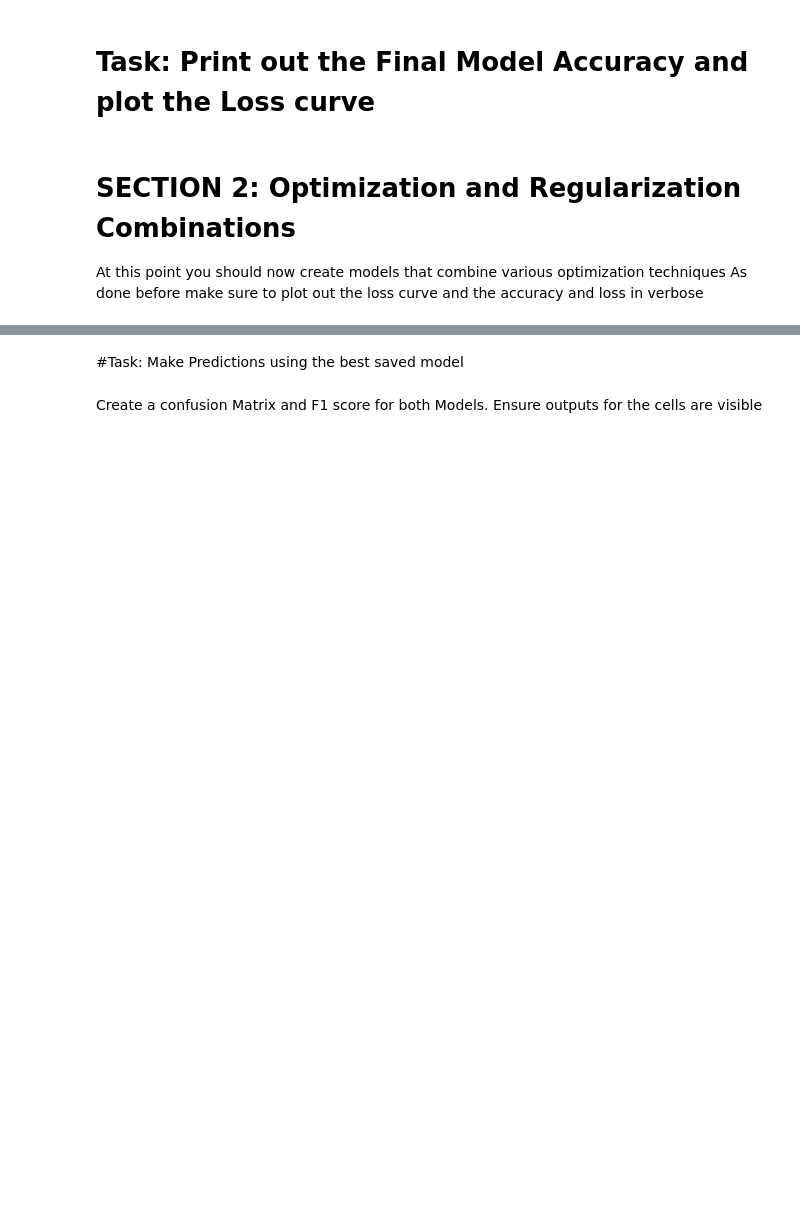
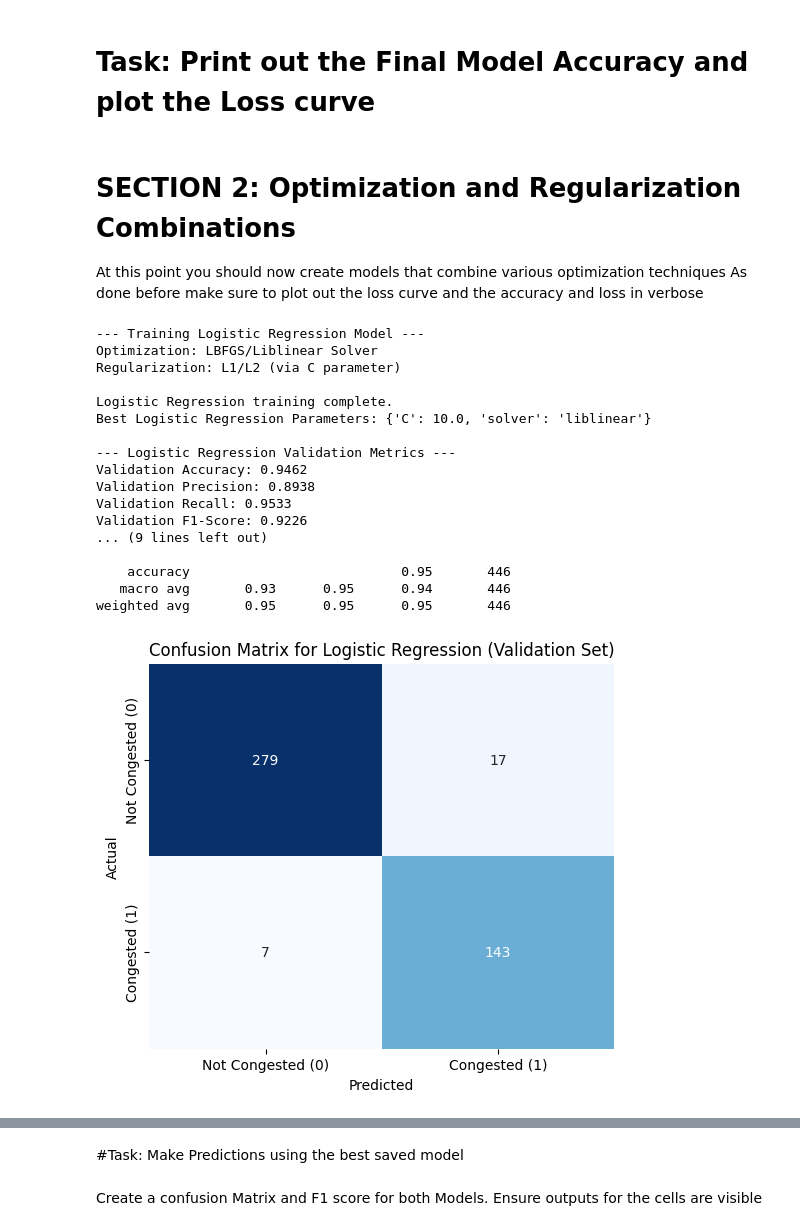
Before and after one commit to Gakwaya011/Kigali_Traffic_Congestion_Prediction, a Jupyter notebook: Summative_Intro_to_ml_[name_number]_assignment.ipynb, the cells around one changed output, grey strips where cells are left out. Drawn from its saved outputs; the diff is of its cells as text; code cells hidden in the pictures; blank space fills up the shorter version.

Commit message:
all model implemented

```diff
--- a/Summative_Intro_to_ml_[name_number]_assignment.ipynb
+++ b/Summative_Intro_to_ml_[name_number]_assignment.ipynb
@@ -94,0 +384,78 @@ loss_curve_plot(model_4):
+# %%
+# --- Logistic Regression Model (Standalone Baseline for Comparison) ---
+# This model serves as a robust baseline for binary classification.
+# It uses built-in optimization (solver) and regularization (C parameter).
+
+print("\n--- Training Logistic Regression Model ---")
+print("Optimization: LBFGS/Liblinear Solver")
+print("Regularization: L1/L2 (via C parameter)")
+
+# Define parameter grid for GridSearchCV
+param_grid = {
+    'C': [0.1, 1.0, 10.0], # Regularization strength
+    'solver': ['liblinear', 'lbfgs'] # Algorithms, liblinear good for smaller datasets
+}
+
+# Initialize Logistic Regression model with class_weight='balanced' for potential imbalance
+log_reg = LogisticRegression(random_state=42, class_weight='balanced', max_iter=200)
+
+# Initialize GridSearchCV for hyperparameter tuning
+grid_search_log_reg = GridSearchCV(log_reg, param_grid, cv=3, scoring='f1', n_jobs=-1, verbose=0)
+
+# Train the model on the training data
+grid_search_log_reg.fit(X_train_scaled_df, y_train)
+
+# Get the best model found by GridSearchCV
+best_log_reg_model = grid_search_log_reg.best_estimator_
+
+print("\nLogistic Regression training complete.")
+print(f"Best Logistic Regression Parameters: {grid_search_log_reg.best_params_}")
+
+# Evaluate the best Logistic Regression model on the Validation Set
+y_pred_log_reg_val = best_log_reg_model.predict(X_val_scaled_df)
+y_proba_log_reg_val = best_log_reg_model.predict_proba(X_val_scaled_df)[:, 1]
+
+print("\n--- Logistic Regression Validation Metrics ---")
+print(f"Validation Accuracy: {accuracy_score(y_val, y_pred_log_reg_val):.4f}")
+print(f"Validation Precision: {precision_score(y_val, y_pred_log_reg_val, zero_division=0):.4f}")
+print(f"Validation Recall: {recall_score(y_val, y_pred_log_reg_val, zero_division=0):.4f}")
+print(f"Validation F1-Score: {f1_score(y_val, y_pred_log_reg_val, zero_division=0):.4f}")
+
+try:
+    print(f"Validation ROC AUC: {roc_auc_score(y_val, y_proba_log_reg_val):.4f}")
+except ValueError:
+    print("Validation ROC AUC: N/A (Cannot compute due to single class in y_val or y_proba_log_reg_val)")
+
+# Add Confusion Matrix and Classification Report for Logistic Regression on Validation Set
+print("\n--- Error Analysis for Logistic Regression (Validation Set) ---")
+print("\nClassification Report (Validation Set):")
+print(classification_report(y_val, y_pred_log_reg_val, zero_division=0))
+
+plt.figure(figsize=(6, 5))
+cm_lr = confusion_matrix(y_val, y_pred_log_reg_val)
+sns.heatmap(cm_lr, annot=True, fmt='d', cmap='Blues', cbar=False,
+            xticklabels=['Not Congested (0)', 'Congested (1)'],
+            yticklabels=['Not Congested (0)', 'Congested (1)'])
+plt.title('Confusion Matrix for Logistic Regression (Validation Set)')
+plt.xlabel('Predicted')
+plt.ylabel('Actual')
+plt.show()
+# %% [output]
+--- Training Logistic Regression Model ---
+Optimization: LBFGS/Liblinear Solver
+Regularization: L1/L2 (via C parameter)
+
+Logistic Regression training complete.
+Best Logistic Regression Parameters: {'C': 10.0, 'solver': 'liblinear'}
+
+--- Logistic Regression Validation Metrics ---
+Validation Accuracy: 0.9462
+Validation Precision: 0.8938
+Validation Recall: 0.9533
+Validation F1-Score: 0.9226
+... (9 lines left out)
+
+    accuracy                           0.95       446
+   macro avg       0.93      0.95      0.94       446
+weighted avg       0.95      0.95      0.95       446
+[figure, added]
```
Also changed, not shown: parts of 23 cells of this notebook.
